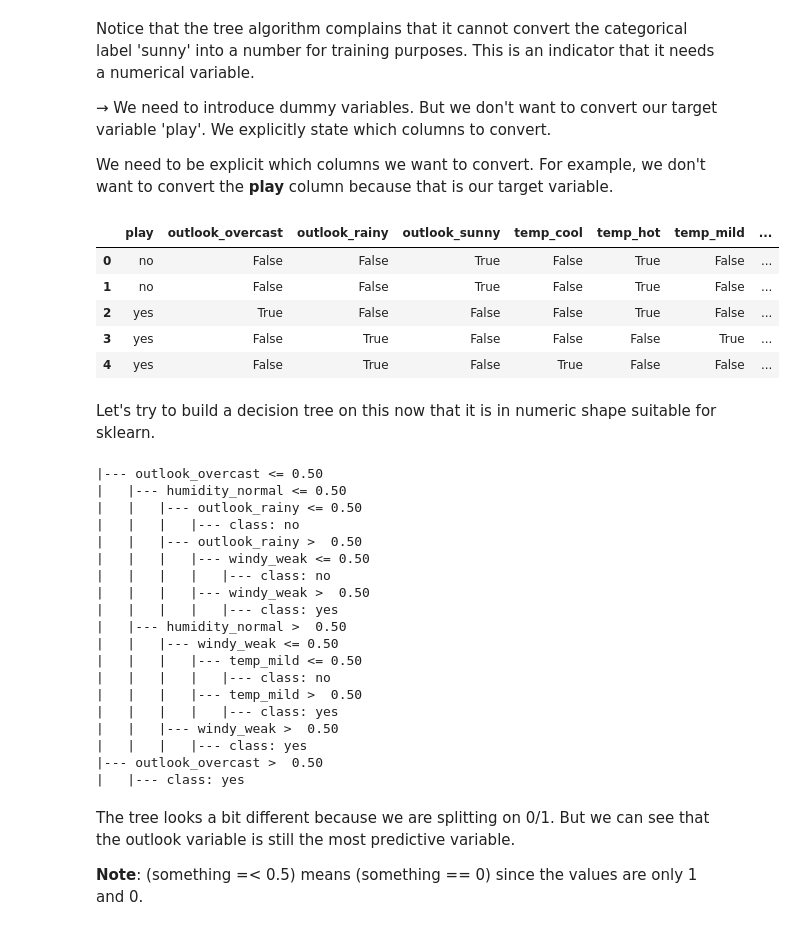
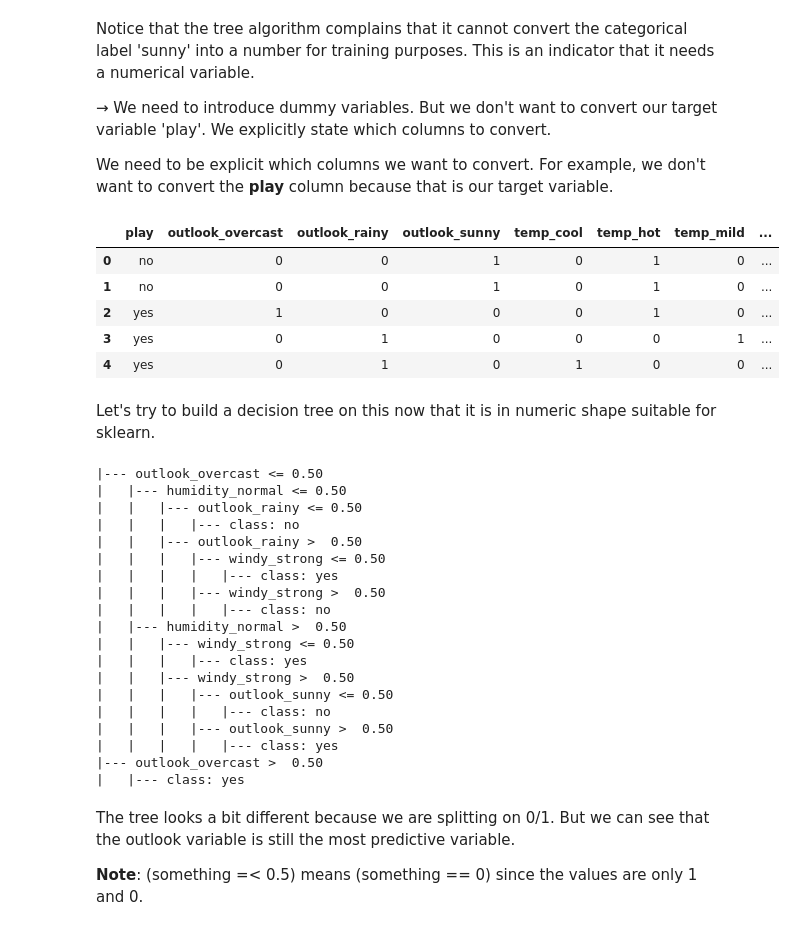
Before and after one commit to lutzhamel/CSC310, a Jupyter notebook: notes/08-data-manipulation-pandas.ipynb, the cells around one changed output. Drawn from its saved outputs; the diff is of its cells as text; code cells hidden in the pictures.

```diff
--- a/notes/08-data-manipulation-pandas.ipynb
+++ b/notes/08-data-manipulation-pandas.ipynb
@@ -310,15 +314,17 @@ Notice that the tree algorithm complains that it cannot convert the categorical
 
 We need to be explicit which columns we want to convert.  For example, we don't want to convert the **play** column because that is our target variable.
 # %%
-tennis_dummies_df = pd.get_dummies(tennis_df, columns=['outlook','temp','humidity','windy'])
+tennis_dummies_df = pd.get_dummies(tennis_df,
+                                   columns=['outlook','temp','humidity','windy'],
+                                   dtype='int64')
 tennis_dummies_df.head()
 # %% [output]
 |  | play | outlook_overcast | outlook_rainy | outlook_sunny | temp_cool | temp_hot | temp_mild | ... |
-| 0 | no | False | False | True | False | True | False | ... |
-| 1 | no | False | False | True | False | True | False | ... |
-| 2 | yes | True | False | False | False | True | False | ... |
-| 3 | yes | False | True | False | False | False | True | ... |
-| 4 | yes | False | True | False | True | False | False | ... |
+| 0 | no | 0 | 0 | 1 | 0 | 1 | 0 | ... |
+| 1 | no | 0 | 0 | 1 | 0 | 1 | 0 | ... |
+| 2 | yes | 1 | 0 | 0 | 0 | 1 | 0 | ... |
+| 3 | yes | 0 | 1 | 0 | 0 | 0 | 1 | ... |
+| 4 | yes | 0 | 1 | 0 | 1 | 0 | 0 | ... |
 # %% [markdown]
 Let's try to build a decision tree on this now that it is in numeric shape suitable for sklearn.
 # %%
@@ -336,18 +342,18 @@ print(tree.export_text(dtree,
 |   |   |--- outlook_rainy <= 0.50
 |   |   |   |--- class: no
 |   |   |--- outlook_rainy >  0.50
-|   |   |   |--- windy_weak <= 0.50
+|   |   |   |--- windy_strong <= 0.50
+|   |   |   |   |--- class: yes
+|   |   |   |--- windy_strong >  0.50
 |   |   |   |   |--- class: no
-|   |   |   |--- windy_weak >  0.50
+|   |--- humidity_normal >  0.50
+|   |   |--- windy_strong <= 0.50
+|   |   |   |--- class: yes
+|   |   |--- windy_strong >  0.50
+|   |   |   |--- outlook_sunny <= 0.50
+|   |   |   |   |--- class: no
+|   |   |   |--- outlook_sunny >  0.50
 |   |   |   |   |--- class: yes
-|   |--- humidity_normal >  0.50
-|   |   |--- windy_weak <= 0.50
-|   |   |   |--- temp_mild <= 0.50
-|   |   |   |   |--- class: no
-|   |   |   |--- temp_mild >  0.50
-|   |   |   |   |--- class: yes
-|   |   |--- windy_weak >  0.50
-|   |   |   |--- class: yes
 |--- outlook_overcast >  0.50
 |   |--- class: yes
 # %% [markdown]
```
Also changed, not shown: parts of 4 cells of this notebook, 2 other files.
